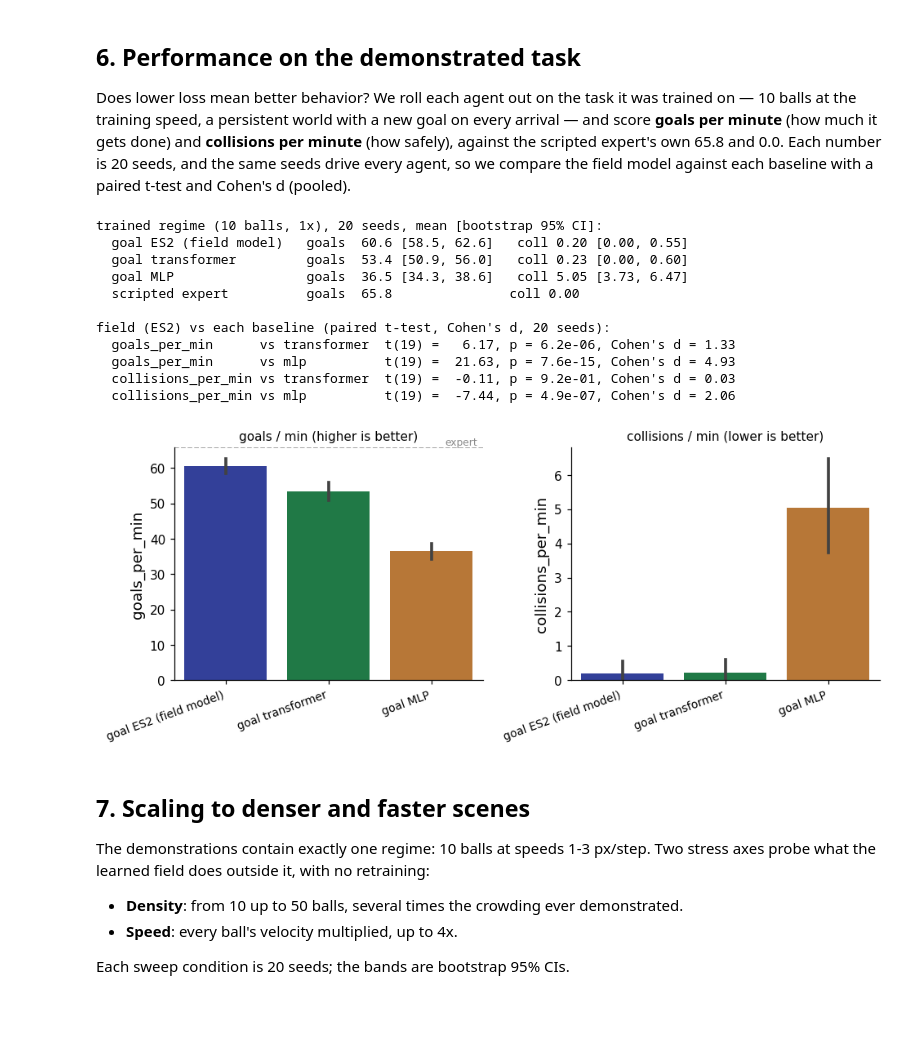
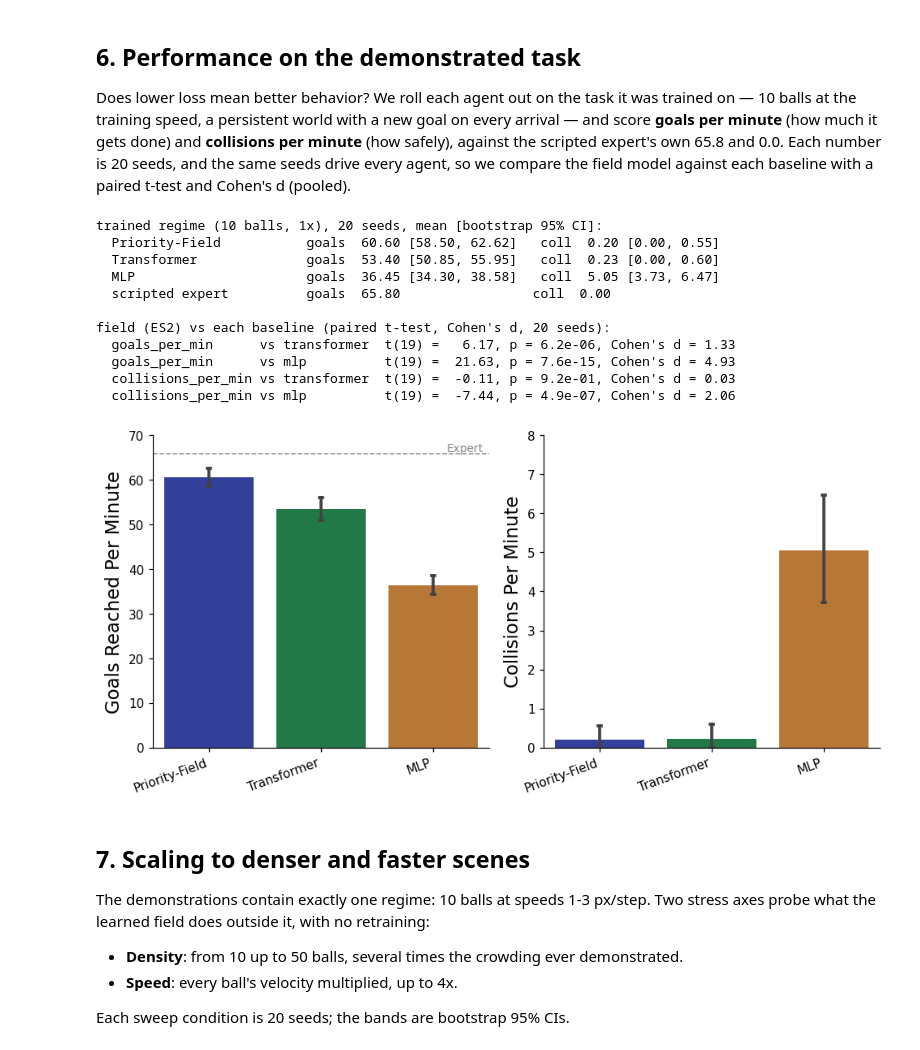
Before and after one commit to HanZhang-psych/Ego-Spatial-Sense, a Jupyter notebook: 2D-Escaping-Ball/tutorial_action_agent.ipynb, the cells around one changed output. Cells and saved outputs as stored; diff of their text form; code cells hidden in the pictures; blank space fills up the shorter version.

```diff
--- a/2D-Escaping-Ball/tutorial_action_agent.ipynb
+++ b/2D-Escaping-Ball/tutorial_action_agent.ipynb
@@ -623,8 +568,8 @@ import seaborn as sns
 from seaborn.algorithms import bootstrap
 
 colors = {"es2": C_ES2, "mlp": C_MLP, "transformer": C_TRF}
-labels = {"es2": "goal ES2 (field model)", "mlp": "goal MLP",
-          "transformer": "goal transformer"}
+labels = {"es2": "Priority-Field", "mlp": "MLP",
+          "transformer": "Transformer"}
 
 loss = {m: [float(r["loss"]) for r in
             csv.DictReader(open(f"results_compare/loss_goal_{m}.csv"))]
@@ -637,14 +582,14 @@ def boot_ci(v):
 
 loss_long = pd.DataFrame([{"model": labels[m], "epoch": e + 1, "loss": v}
                           for m in colors for e, v in enumerate(loss[m])])
-fig, ax = plt.subplots(figsize=(6, 4))
+fig, ax = plt.subplots(figsize=(5.4, 4.4))
 sns.lineplot(data=loss_long, x="epoch", y="loss", hue="model",
-             palette={labels[m]: colors[m] for m in colors}, lw=1.5, ax=ax)
+             palette={labels[m]: colors[m] for m in colors}, lw=1.8, ax=ax)
 ax.set_yscale("log")
-ax.set_xlabel("Epoch (188 gradient updates each)", fontsize=13)
-ax.set_ylabel("MSE vs the expert (log scale)", fontsize=13)
-ax.set_title("training loss, identical recipe", fontsize=11)
-ax.legend(title=None)
+ax.set_xlabel("Epoch", fontsize=15)
+ax.set_ylabel("Training Loss (MSE, log scale)", fontsize=15)
+ax.legend(loc="upper right", frameon=False, title=None, fontsize=10)
+ax.spines[["top", "right"]].set_visible(False)
 plt.tight_layout()
 plt.show()
 
@@ -678,49 +623,53 @@ print("trained regime (10 balls, 1x), 20 seeds, mean [bootstrap 95% CI]:")
 for m in ["es2", "transformer", "mlp"]:
     gm, gl, gh = boot_ci(arm(m, 10, 1.0, "goals_per_min"))
     cm, cl, ch = boot_ci(arm(m, 10, 1.0, "collisions_per_min"))
-    print(f"  {labels[m]:<24} goals {gm:5.1f} [{gl:.1f}, {gh:.1f}]   "
-          f"coll {cm:4.2f} [{cl:.2f}, {ch:.2f}]")
-print(f"  {'scripted expert':<24} goals  65.8               coll 0.00")
+    print(f"  {labels[m]:<24} goals {gm:6.2f} [{gl:.2f}, {gh:.2f}]   "
+          f"coll {cm:5.2f} [{cl:.2f}, {ch:.2f}]")
+print(f"  {'scripted expert':<24} goals {65.80:6.2f}                 "
+      f"coll { 0.00:5.2f}")
 
 print("\nfield (ES2) vs each baseline (paired t-test, Cohen's d, 20 seeds):")
 for metric in ["goals_per_min", "collisions_per_min"]:
     f = arm("es2", 10, 1.0, metric)
     for base in ["transformer", "mlp"]:
         r = pg.ttest(f, arm(base, 10, 1.0, metric), paired=True)
         print(f"  {metric:18} vs {base:11}  t({int(r['dof'].iloc[0])}) = "
               f"{r['T'].iloc[0]:6.2f}, p = {r['p_val'].iloc[0]:.1e}, "
               f"Cohen's d = {r['cohen_d'].iloc[0]:.2f}")
 
 # the three agents at the demonstrated setting; seaborn bars = mean,
 # whiskers = bootstrap 95% CI over the 20 per-seed rows
 demo = sw[(sw.num_balls == 10) & (sw.speed_multiplier == 1.0)]
 order = ["es2", "transformer", "mlp"]
-fig, axes = plt.subplots(1, 2, figsize=(9, 3.8))
-for ax, metric, ttl in [(axes[0], "goals_per_min", "goals / min (higher is better)"),
-                        (axes[1], "collisions_per_min", "collisions / min (lower is better)")]:
+fig, axes = plt.subplots(1, 2, figsize=(9, 4.4))
+for ax, metric, ttl in [(axes[0], "goals_per_min", "Goals Reached Per Minute"),
+                        (axes[1], "collisions_per_min", "Collisions Per Minute")]:
     sns.barplot(data=demo, x="model", y=metric, order=order, hue="model",
                 hue_order=order, palette=colors, errorbar=("ci", 95),
-                n_boot=10000, seed=0, legend=False, ax=ax)
+                n_boot=10000, seed=0, legend=False, ax=ax, capsize=0.03)
+    ax.set_xlabel(""); ax.set_ylabel(ttl, fontsize=15)
     ax.set_xticks(range(len(order)))
-    ax.set_xticklabels([labels[m] for m in order], rotation=20, ha="right", fontsize=9)
-    ax.set_title(ttl, fontsize=10); ax.set_xlabel(""); ax.set_ylim(bottom=0)
+    ax.set_xticklabels([labels[m] for m in order], rotation=20, ha="right", fontsize=10)
+    ax.spines[["top", "right"]].set_visible(False)
 axes[0].axhline(65.8, color=C_GRAY, ls="--", lw=1)
-axes[0].text(2.45, 65.8, "expert", color=C_GRAY, fontsize=8, va="bottom", ha="right")
+axes[0].set_ylim(bottom=0, top=70)
+axes[0].text(2.45, 65.8, "Expert", color=C_GRAY, fontsize=9, va="bottom", ha="right")
+axes[1].set_ylim(bottom=0, top=8)
 plt.tight_layout()
 plt.show()
 # %% [output]
 trained regime (10 balls, 1x), 20 seeds, mean [bootstrap 95% CI]:
-  goal ES2 (field model)   goals  60.6 [58.5, 62.6]   coll 0.20 [0.00, 0.55]
-  goal transformer         goals  53.4 [50.9, 56.0]   coll 0.23 [0.00, 0.60]
-  goal MLP                 goals  36.5 [34.3, 38.6]   coll 5.05 [3.73, 6.47]
-  scripted expert          goals  65.8               coll 0.00
+  Priority-Field           goals  60.60 [58.50, 62.62]   coll  0.20 [0.00, 0.55]
+  Transformer              goals  53.40 [50.85, 55.95]   coll  0.23 [0.00, 0.60]
+  MLP                      goals  36.45 [34.30, 38.58]   coll  5.05 [3.73, 6.47]
+  scripted expert          goals  65.80                 coll  0.00
 
 field (ES2) vs each baseline (paired t-test, Cohen's d, 20 seeds):
   goals_per_min      vs transformer  t(19) =   6.17, p = 6.2e-06, Cohen's d = 1.33
   goals_per_min      vs mlp          t(19) =  21.63, p = 7.6e-15, Cohen's d = 4.93
   collisions_per_min vs transformer  t(19) =  -0.11, p = 9.2e-01, Cohen's d = 0.03
   collisions_per_min vs mlp          t(19) =  -7.44, p = 4.9e-07, Cohen's d = 2.06
-[figure, old version]
+[figure, new version]
 # %% [markdown]
 ## 7. Scaling to denser and faster scenes
 
```
Also changed, not shown: parts of 11 cells of this notebook, 1 other file.
